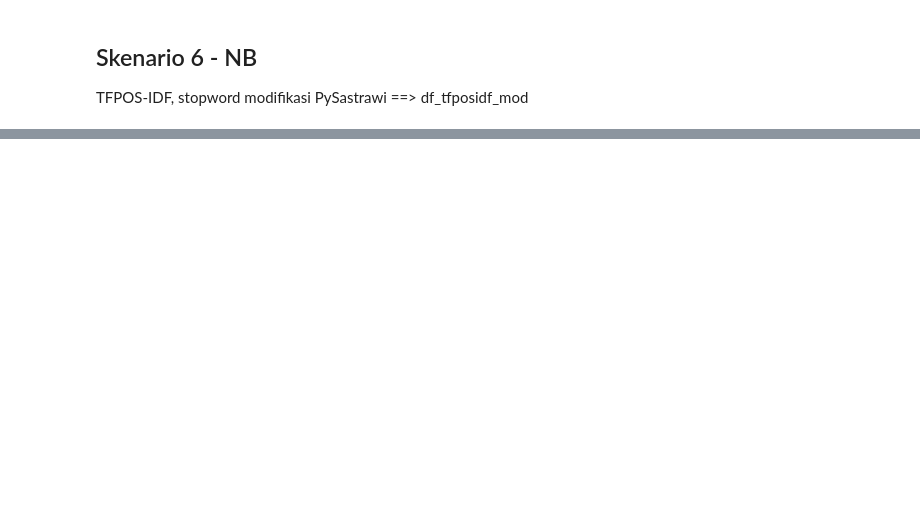
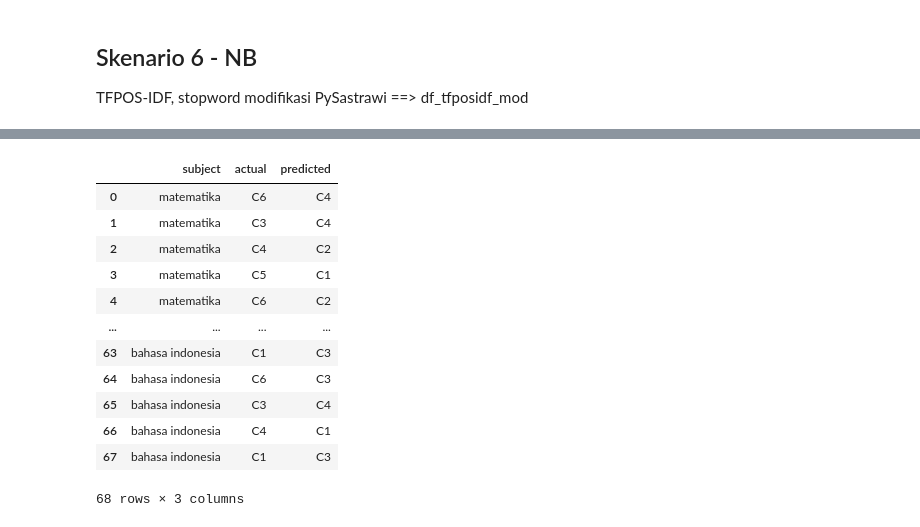
Before and after one commit to prawiraadam/finalproject, a Jupyter notebook: Bloom Classification.ipynb, the cells around one changed output, grey strips where cells are left out. Cells and saved outputs as stored; diff of their text form; code cells hidden in the pictures; blank space fills up the shorter version.

```diff
--- a/Bloom Classification.ipynb
+++ b/Bloom Classification.ipynb
@@ -1438,0 +1441,12 @@ F1 Score:  0.8103342780421434
+# %%
+def get_false_idx(predicted, actual, df):
+    index = []
+    prediction = []
+    for i in range(len(predicted)):
+        temp = []
+        if predicted[i] != actual[i]:
+            index.append(df.index[i])
+            temp.append(predicted[i])
+            temp.append(actual[i])
+            prediction.append(temp)
+    return index, prediction
@@ -1438,0 +1567,6 @@ F1 Score:  0.8103342780421434
+# %%
+predicted_svm_nr = pred_svm6.tolist()
+actual_svm_nr = y_test_svm6.tolist()
+
+# ambil liat yang salah prediksi di index mana aja
+false_index_svm_nr, prediction_svm_nr = get_false_idx(predicted_svm_nr, actual_svm_nr, y_test_svm6)
@@ -1438,0 +1582,22 @@ F1 Score:  0.8103342780421434
+# %%
+# ambil subject detail
+df_subject_detail_svm_nr = pd.DataFrame(sorted(get_subject_detail(false_index_svm_nr, df, predicted_svm_nr),
+                                            key=lambda l:l[0],
+                                            reverse=True),
+                                    columns = ['subject', 'actual', 'predicted'])
+
+df_subject_detail_svm_nr.head(68)
+# %% [output]
+|  | subject | actual | predicted |
+| 0 | matematika | C6 | C4 |
+| 1 | matematika | C3 | C4 |
+| 2 | matematika | C4 | C2 |
+| 3 | matematika | C5 | C1 |
+| 4 | matematika | C6 | C2 |
+| ... | ... | ... | ... |
+| 63 | bahasa indonesia | C1 | C3 |
+| 64 | bahasa indonesia | C6 | C3 |
+| 65 | bahasa indonesia | C3 | C4 |
+| 66 | bahasa indonesia | C4 | C1 |
+| 67 | bahasa indonesia | C1 | C3 |
+68 rows × 3 columns
```
Also changed, not shown: parts of 87 cells of this notebook, 28 other files.
